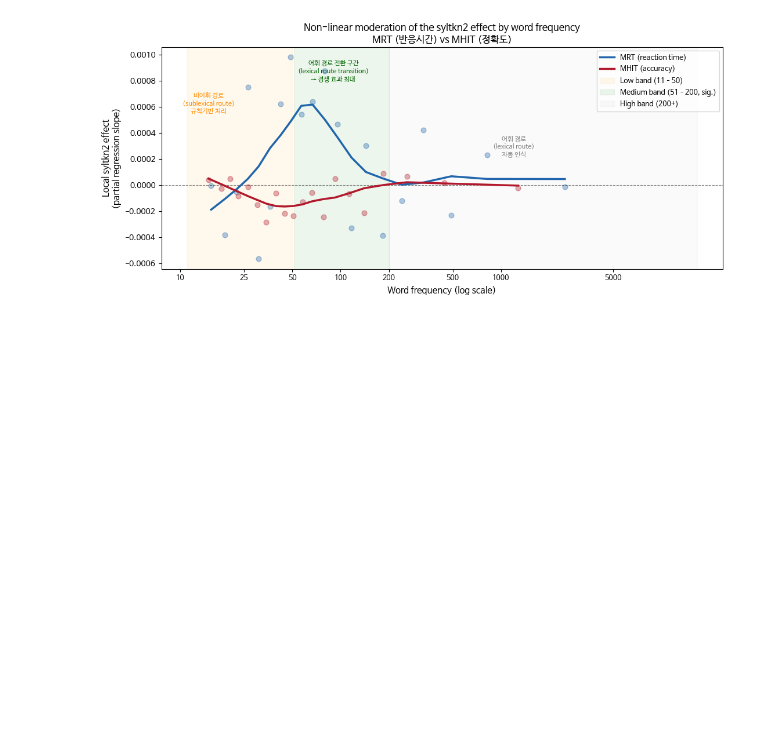
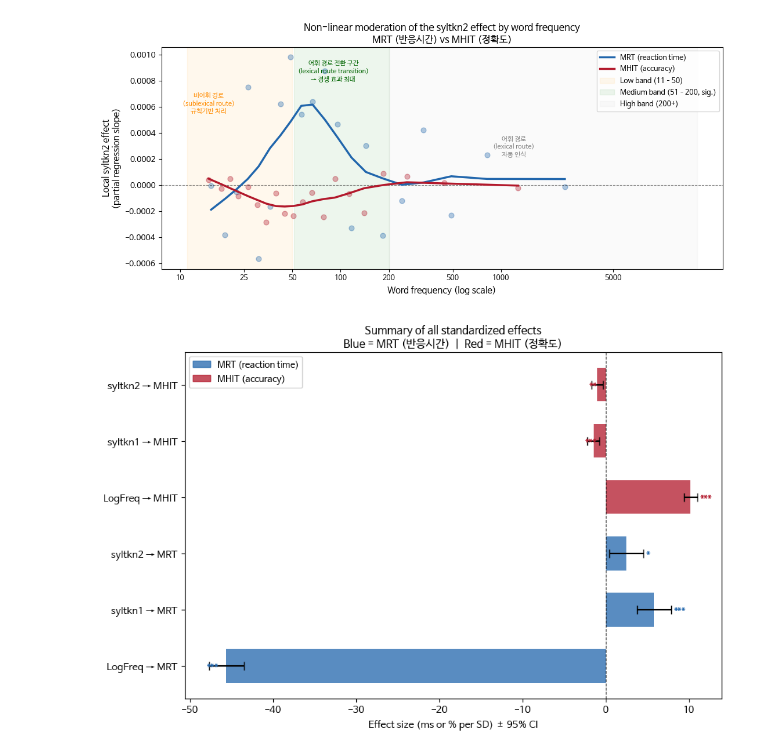
Before and after one commit to psycholinguistics-proj/proj, a Jupyter notebook: Relevant_Analysis_from_D1.ipynb, the cells around one changed output. Cells and saved outputs as stored; diff of their text form; code cells hidden in the pictures; blank space fills up the shorter version.

```diff
--- a/Relevant_Analysis_from_D1.ipynb
+++ b/Relevant_Analysis_from_D1.ipynb
@@ -716,3 +758,79 @@ plt.savefig('lowess_mrt_vs_mhit.png', dpi=150, bbox_inches='tight')
 plt.show()
 # %% [output]
 [figure]
+# %%
+# Collect all standardized effects
+effects = {
+    'LogFreq → MRT':    m3.params['LogFreq'] * df_words['LogFreq'].std(),
+    'syltkn1 → MRT':   m3.params['syltkn1'] * df_words['syltkn1'].std(),
+    'syltkn2 → MRT':   m3.params['syltkn2'] * df_words['syltkn2'].std(),
+    'LogFreq → MHIT':  mhit_s3.params['LogFreq'] * df_words['LogFreq'].std(),
+    'syltkn1 → MHIT':  mhit_s3.params['syltkn1'] * df_words['syltkn1'].std(),
+    'syltkn2 → MHIT':  mhit_s3.params['syltkn2'] * df_words['syltkn2'].std(),
+}
+
+cis_low = {
+    'LogFreq → MRT':   m3.conf_int().loc['LogFreq',0] * df_words['LogFreq'].std(),
+    'syltkn1 → MRT':   m3.conf_int().loc['syltkn1',0] * df_words['syltkn1'].std(),
+    'syltkn2 → MRT':   m3.conf_int().loc['syltkn2',0] * df_words['syltkn2'].std(),
+    'LogFreq → MHIT':  mhit_s3.conf_int().loc['LogFreq',0] * df_words['LogFreq'].std(),
+    'syltkn1 → MHIT':  mhit_s3.conf_int().loc['syltkn1',0] * df_words['syltkn1'].std(),
+    'syltkn2 → MHIT':  mhit_s3.conf_int().loc['syltkn2',0] * df_words['syltkn2'].std(),
+}
+
+cis_high = {
+    'LogFreq → MRT':   m3.conf_int().loc['LogFreq',1] * df_words['LogFreq'].std(),
+    'syltkn1 → MRT':   m3.conf_int().loc['syltkn1',1] * df_words['syltkn1'].std(),
+    'syltkn2 → MRT':   m3.conf_int().loc['syltkn2',1] * df_words['syltkn2'].std(),
+    'LogFreq → MHIT':  mhit_s3.conf_int().loc['LogFreq',1] * df_words['LogFreq'].std(),
+    'syltkn1 → MHIT':  mhit_s3.conf_int().loc['syltkn1',1] * df_words['syltkn1'].std(),
+    'syltkn2 → MHIT':  mhit_s3.conf_int().loc['syltkn2',1] * df_words['syltkn2'].std(),
+}
+
+pvals = {
+    'LogFreq → MRT':   m3.pvalues['LogFreq'],
+    'syltkn1 → MRT':   m3.pvalues['syltkn1'],
+    'syltkn2 → MRT':   m3.pvalues['syltkn2'],
+    'LogFreq → MHIT':  mhit_s3.pvalues['LogFreq'],
+    'syltkn1 → MHIT':  mhit_s3.pvalues['syltkn1'],
+    'syltkn2 → MHIT':  mhit_s3.pvalues['syltkn2'],
+}
+
+names = list(effects.keys())
+vals = list(effects.values())
+lows = [effects[k] - cis_low[k] for k in names]
+highs = [cis_high[k] - effects[k] for k in names]
+colors_e = ['#2166ac' if 'MRT' in k else '#b2182b' for k in names]
+sigs = ['***' if pvals[k]<.001 else '**' if pvals[k]<.01
+        else '*' if pvals[k]<.05 else 'n.s.' for k in names]
+
+fig, ax = plt.subplots(figsize=(9, 6))
+y_pos = np.arange(len(names))
+
+ax.barh(y_pos, vals, xerr=[lows, highs],
+        color=colors_e, alpha=0.75, capsize=4, height=0.6)
+ax.axvline(0, color='black', linewidth=0.8, linestyle='--')
+
+for i, (v, s) in enumerate(zip(vals, sigs)):
+    offset = highs[i] + 0.3
+    x_pos = v + offset if v >= 0 else v - offset
+    ax.text(x_pos, i, s, va='center', fontsize=9,
+            color=colors_e[i], fontweight='bold')
+
+ax.set_yticks(y_pos)
+ax.set_yticklabels(names, fontsize=10)
+ax.set_xlabel('Effect size (ms or % per SD) ± 95% CI', fontsize=10)
+ax.set_title('Summary of all standardized effects\n'
+             'Blue = MRT (반응시간)  |  Red = MHIT (정확도)', fontsize=11)
+
+from matplotlib.patches import Patch
+ax.legend(handles=[
+    Patch(color='#2166ac', alpha=0.75, label='MRT (reaction time)'),
+    Patch(color='#b2182b', alpha=0.75, label='MHIT (accuracy)')
+], fontsize=9)
+
+plt.tight_layout()
+plt.savefig('effect_size_summary.png', dpi=150, bbox_inches='tight')
+plt.show()
+# %% [output]
+[figure, added]
```
Also changed, not shown: parts of 3 cells of this notebook.
